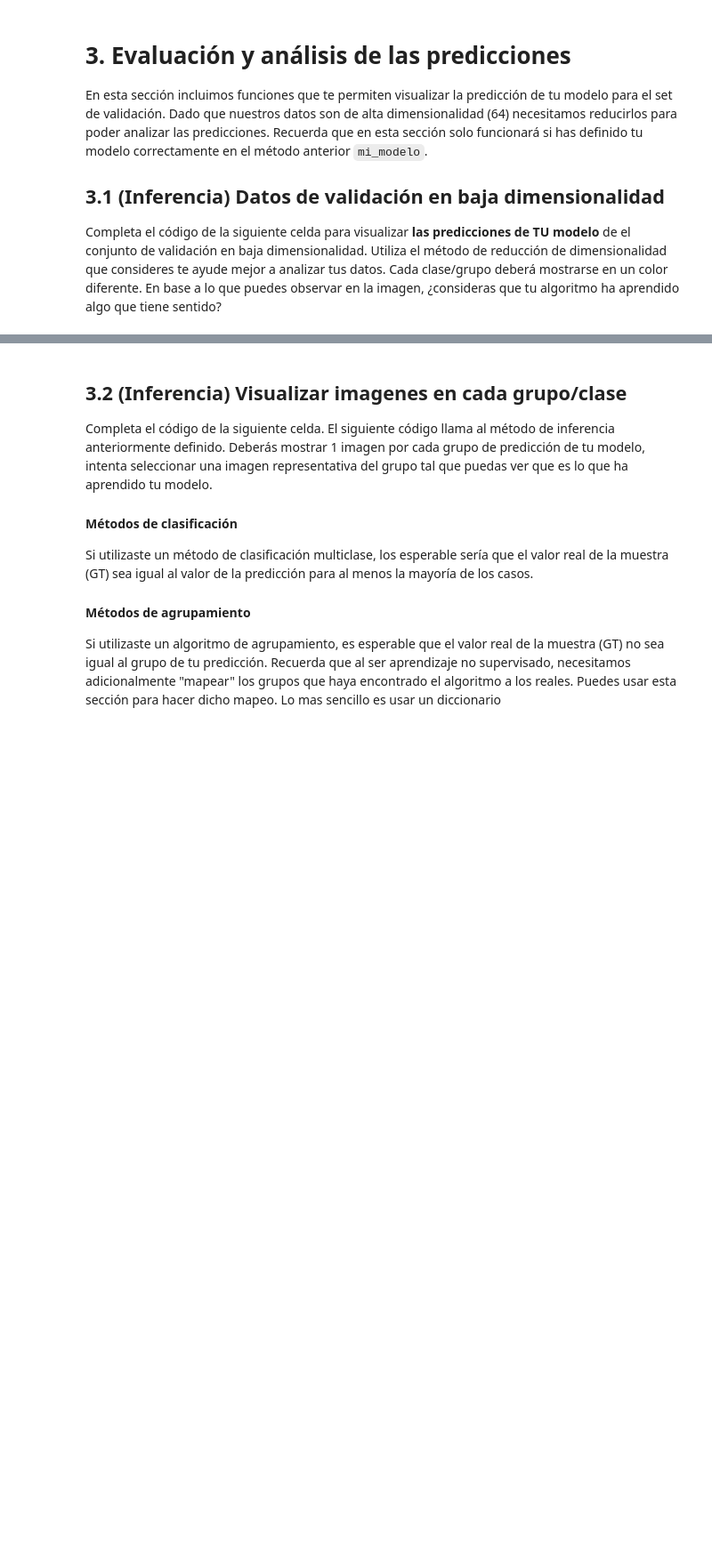
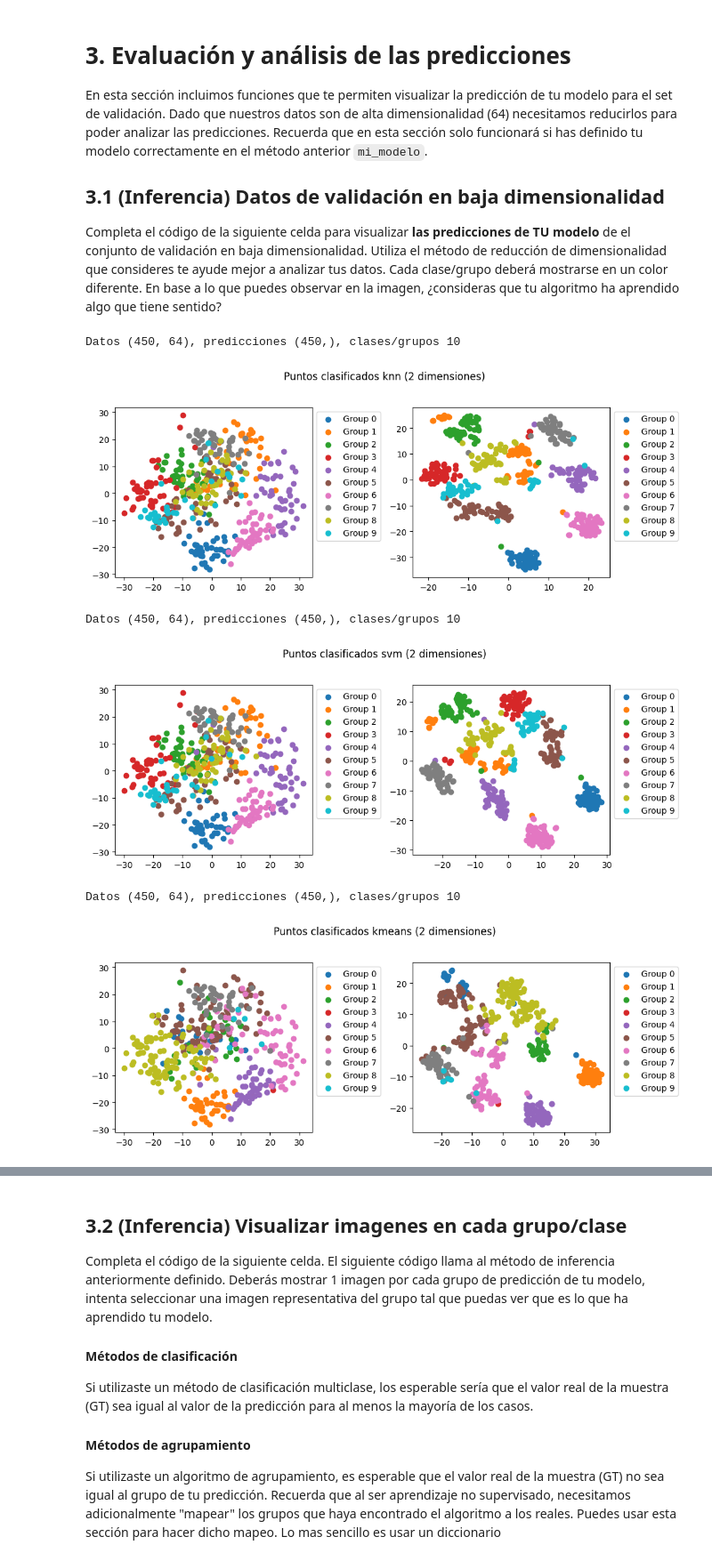
Before and after one commit to JessicaBorja/ML23, a Jupyter notebook: ml23/proyecto_1_ML/proyecto_1_ML.ipynb, the cells around one changed output, grey strips where cells are left out. Shown at 89% size. Saved outputs shown, nothing was run; the diff lists cells and outputs as text; code cells hidden in the pictures; blank space fills up the shorter version.

```diff
--- a/ml23/proyecto_1_ML/proyecto_1_ML.ipynb
+++ b/ml23/proyecto_1_ML/proyecto_1_ML.ipynb
@@ -165,7 +220,7 @@ En esta sección incluimos funciones que te permiten visualizar la predicción d
 Completa el código de la siguiente celda para visualizar **las predicciones de TU modelo** de el conjunto de validación en baja dimensionalidad. Utiliza el método de reducción de dimensionalidad que consideres te ayude mejor a analizar tus datos. Cada clase/grupo deberá mostrarse en un color diferente. En base a lo que puedes observar en la imagen, ¿consideras que tu algoritmo ha aprendido algo que tiene sentido?
 # %%
 def vis_low_dim(data_val, preds, model_type):
-    fig, ax = plt.subplots(1, 1, figsize=(4,4))
+    fig, ax = plt.subplots(1, 2, figsize=(10,4))
     fig.suptitle(f"Puntos clasificados {model_type} (2 dimensiones)")
 
     # Buscamos la cantidad de grupos que hay en los datos de validación
@@ -175,18 +230,38 @@ def vis_low_dim(data_val, preds, model_type):
     print(f"Datos {data_val.shape}, predicciones {preds.shape}, clases/grupos {n_groups}")
 
     # TODO: Reduce los datos de VALIDACIÓN data_val a dos dimensiones para poder visualizarlos
-    reduced_data = ...
-    for g in groups:
-        # TODO: Grafica los datos de VALIDACIÓN reducidos (reduced_data.shape = (N, 2))
-        # Tal que grafiques aquellos que correspondan al grupo/clase group
-        # Investiga plt.scatter, np.where o cómo filtrar arreglos dada una condición booleana
-        ...
-    fig.show()
-    fig.legend()
+    # Usando PCA
+    pca = PCA(n_components=2)
+    reduced_data_pca = pca.fit_transform(data_val)
+
+    # Usando t-SNE
+    tsne = TSNE(n_components=2)
+    reduced_data_tsne = tsne.fit_transform(data_val)
+
+    for i, reduced_data, title in zip(range(2), [reduced_data_pca, reduced_data_tsne], ["PCA", "t-SNE"]):
+        for g in groups:
+            # TODO: Grafica los datos de VALIDACIÓN reducidos (reduced_data.shape = (N, 2))
+            # Tal que grafiques aquellos que correspondan al grupo/clase group
+            # Investiga plt.scatter, np.where o cómo filtrar arreglos dada una condición booleana
+            mask = (preds ==g)
+            ax[i].scatter(reduced_data[mask, 0], reduced_data[mask, 1], label=f"Group {g}")
+
+        ax[i].legend(loc='upper left', bbox_to_anchor=(1, 1))
+    plt.tight_layout(rect=[0, 0.03, 1, 0.95])
+    plt.show()
 # %%
-modelo = trained_models["logistic_reg"]
+# modelo = trained_models["knn"] | Linea de codigo no requerida
+# ya que modelo es definido en la siquiente linea de codigo
+
 # Llamamos a inferencia de tu modelo
 for model_type, modelo in trained_models.items():
     preds = inference(modelo, data_val)
     vis_low_dim(data_val, preds, model_type)
+# %% [output]
+Datos (450, 64), predicciones (450,), clases/grupos 10
+[figure, added]
+Datos (450, 64), predicciones (450,), clases/grupos 10
+[figure, added]
+Datos (450, 64), predicciones (450,), clases/grupos 10
+[figure, added]
 # %% [markdown]
```
Also changed, not shown: parts of 11 cells of this notebook.
